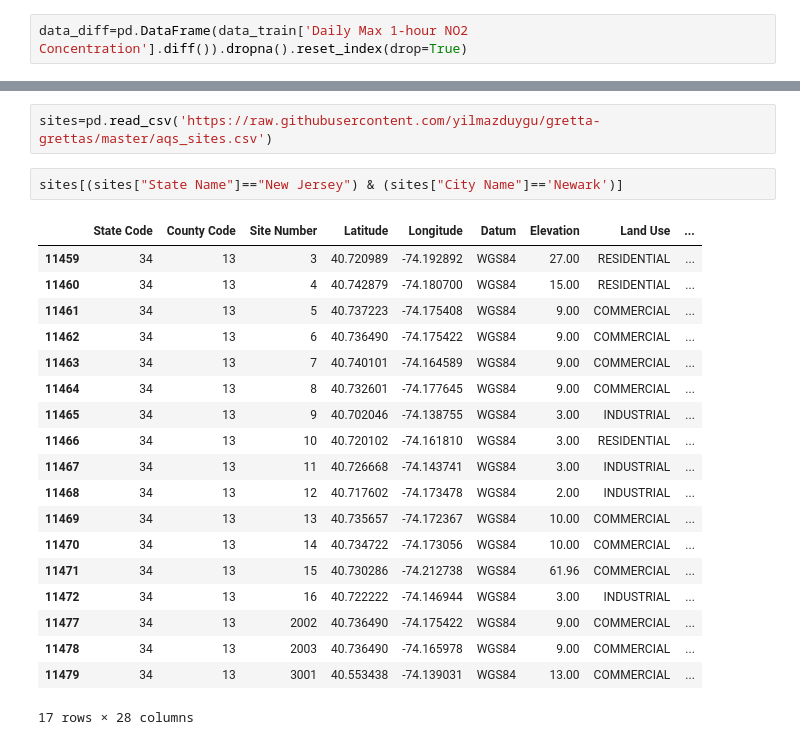
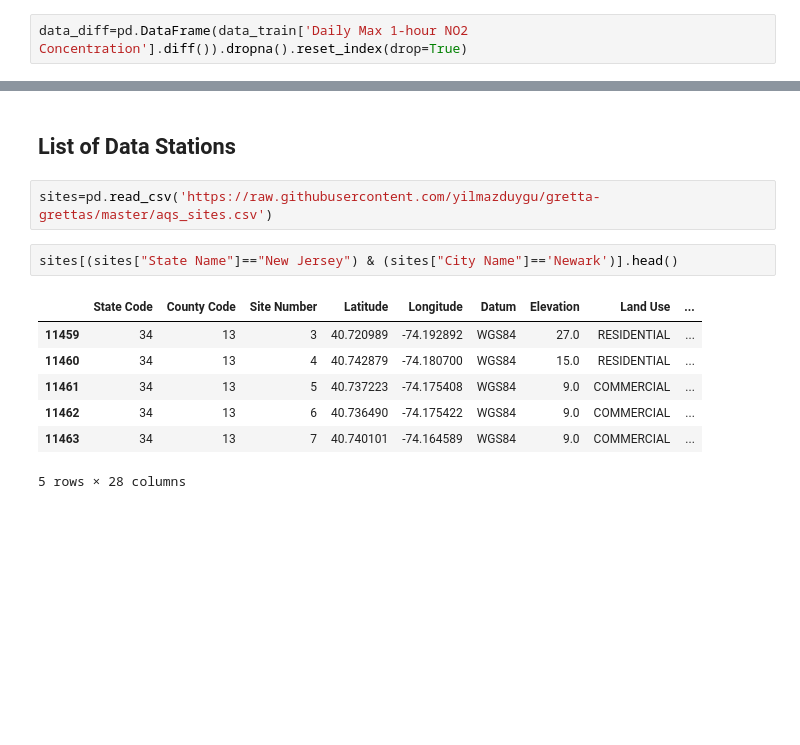
Before and after one commit to yilmazduygu/gretta-grettas, a Jupyter notebook: NO2 data Newark Firehouse Station.ipynb, the cells around one changed output, grey strips where cells are left out. Saved outputs shown, nothing was run; the diff lists cells and outputs as text; blank space fills up the shorter version.

```diff
--- a/NO2 data Newark Firehouse Station.ipynb
+++ b/NO2 data Newark Firehouse Station.ipynb
@@ -140,24 +208,14 @@ plt.show()
+# %% [markdown]
+## List of Data Stations
 # %%
 sites=pd.read_csv('https://raw.githubusercontent.com/yilmazduygu/gretta-grettas/master/aqs_sites.csv')
 # %%
-sites[(sites["State Name"]=="New Jersey") & (sites["City Name"]=='Newark')]
+sites[(sites["State Name"]=="New Jersey") & (sites["City Name"]=='Newark')].head()
 # %% [output]
 |  | State Code | County Code | Site Number | Latitude | Longitude | Datum | Elevation | Land Use | ... |
-| 11459 | 34 | 13 | 3 | 40.720989 | -74.192892 | WGS84 | 27.00 | RESIDENTIAL | ... |
-| 11460 | 34 | 13 | 4 | 40.742879 | -74.180700 | WGS84 | 15.00 | RESIDENTIAL | ... |
-| 11461 | 34 | 13 | 5 | 40.737223 | -74.175408 | WGS84 | 9.00 | COMMERCIAL | ... |
-| 11462 | 34 | 13 | 6 | 40.736490 | -74.175422 | WGS84 | 9.00 | COMMERCIAL | ... |
-| 11463 | 34 | 13 | 7 | 40.740101 | -74.164589 | WGS84 | 9.00 | COMMERCIAL | ... |
-| 11464 | 34 | 13 | 8 | 40.732601 | -74.177645 | WGS84 | 9.00 | COMMERCIAL | ... |
-| 11465 | 34 | 13 | 9 | 40.702046 | -74.138755 | WGS84 | 3.00 | INDUSTRIAL | ... |
-| 11466 | 34 | 13 | 10 | 40.720102 | -74.161810 | WGS84 | 3.00 | RESIDENTIAL | ... |
-| 11467 | 34 | 13 | 11 | 40.726668 | -74.143741 | WGS84 | 3.00 | INDUSTRIAL | ... |
-| 11468 | 34 | 13 | 12 | 40.717602 | -74.173478 | WGS84 | 2.00 | INDUSTRIAL | ... |
-| 11469 | 34 | 13 | 13 | 40.735657 | -74.172367 | WGS84 | 10.00 | COMMERCIAL | ... |
-| 11470 | 34 | 13 | 14 | 40.734722 | -74.173056 | WGS84 | 10.00 | COMMERCIAL | ... |
-| 11471 | 34 | 13 | 15 | 40.730286 | -74.212738 | WGS84 | 61.96 | COMMERCIAL | ... |
-| 11472 | 34 | 13 | 16 | 40.722222 | -74.146944 | WGS84 | 3.00 | INDUSTRIAL | ... |
-| 11477 | 34 | 13 | 2002 | 40.736490 | -74.175422 | WGS84 | 9.00 | COMMERCIAL | ... |
-| 11478 | 34 | 13 | 2003 | 40.736490 | -74.165978 | WGS84 | 9.00 | COMMERCIAL | ... |
-| 11479 | 34 | 13 | 3001 | 40.553438 | -74.139031 | WGS84 | 13.00 | COMMERCIAL | ... |
+| 11459 | 34 | 13 | 3 | 40.720989 | -74.192892 | WGS84 | 27.0 | RESIDENTIAL | ... |
+| 11460 | 34 | 13 | 4 | 40.742879 | -74.180700 | WGS84 | 15.0 | RESIDENTIAL | ... |
+| 11461 | 34 | 13 | 5 | 40.737223 | -74.175408 | WGS84 | 9.0 | COMMERCIAL | ... |
+| 11462 | 34 | 13 | 6 | 40.736490 | -74.175422 | WGS84 | 9.0 | COMMERCIAL | ... |
+| 11463 | 34 | 13 | 7 | 40.740101 | -74.164589 | WGS84 | 9.0 | COMMERCIAL | ... |
-17 rows × 28 columns
+5 rows × 28 columns
```
Also changed, not shown: parts of 11 cells of this notebook.
